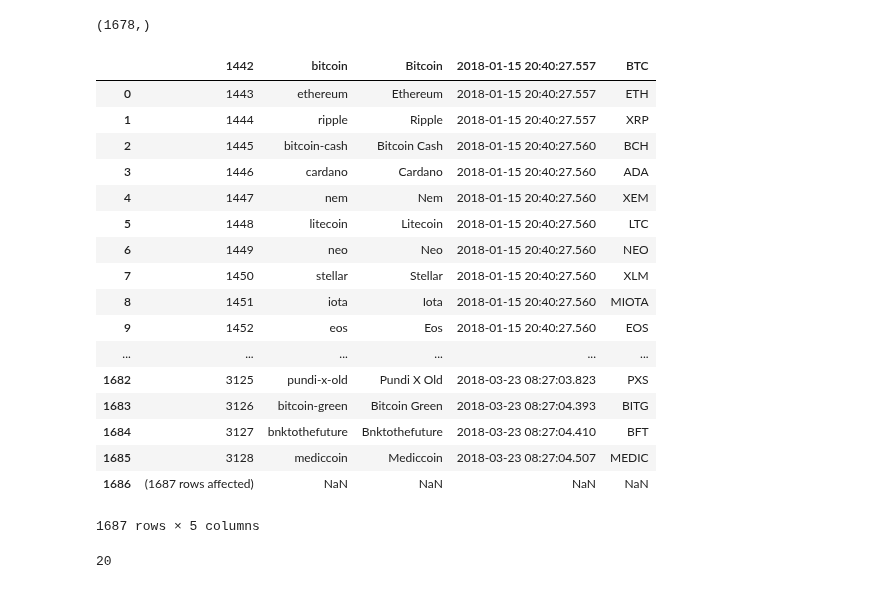
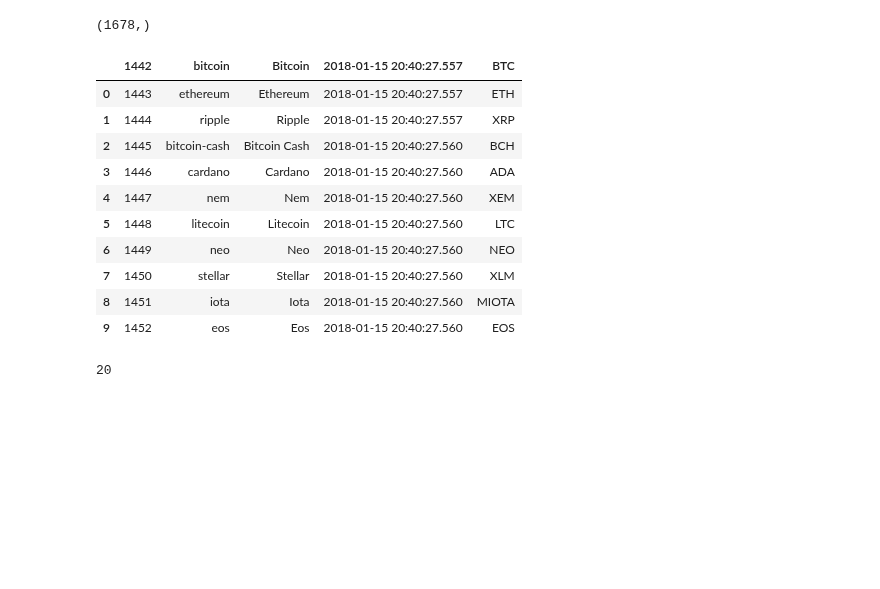
Before and after one commit to VladimirAnaniev/Academia-Datathon, a Jupyter notebook: vvananiev/data-exploration.ipynb, the cells around one changed output. Cells and saved outputs as stored; diff of their text form; code cells hidden in the pictures; blank space fills up the shorter version.

```diff
--- a/vvananiev/data-exploration.ipynb
+++ b/vvananiev/data-exploration.ipynb
@@ -39,26 +32,19 @@ data['refID_coin'].unique().shape
 data = data.drop('Unnamed: 0', axis=1)
 # %%
 currencies = pd.read_csv('./data/CSVData_coin.csv')
-currencies
+currencies[:10]
 # %% [output]
 |  | 1442 | bitcoin | Bitcoin | 2018-01-15 20:40:27.557 | BTC |
 | 0 | 1443 | ethereum | Ethereum | 2018-01-15 20:40:27.557 | ETH |
 | 1 | 1444 | ripple | Ripple | 2018-01-15 20:40:27.557 | XRP |
 | 2 | 1445 | bitcoin-cash | Bitcoin Cash | 2018-01-15 20:40:27.560 | BCH |
 | 3 | 1446 | cardano | Cardano | 2018-01-15 20:40:27.560 | ADA |
 | 4 | 1447 | nem | Nem | 2018-01-15 20:40:27.560 | XEM |
 | 5 | 1448 | litecoin | Litecoin | 2018-01-15 20:40:27.560 | LTC |
 | 6 | 1449 | neo | Neo | 2018-01-15 20:40:27.560 | NEO |
 | 7 | 1450 | stellar | Stellar | 2018-01-15 20:40:27.560 | XLM |
 | 8 | 1451 | iota | Iota | 2018-01-15 20:40:27.560 | MIOTA |
 | 9 | 1452 | eos | Eos | 2018-01-15 20:40:27.560 | EOS |
-| ... | ... | ... | ... | ... | ... |
-| 1682 | 3125 | pundi-x-old | Pundi X Old | 2018-03-23 08:27:03.823 | PXS |
-| 1683 | 3126 | bitcoin-green | Bitcoin Green | 2018-03-23 08:27:04.393 | BITG |
-| 1684 | 3127 | bnktothefuture | Bnktothefuture | 2018-03-23 08:27:04.410 | BFT |
-| 1685 | 3128 | mediccoin | Mediccoin | 2018-03-23 08:27:04.507 | MEDIC |
-| 1686 | (1687 rows affected) | NaN | NaN | NaN | NaN |
-1687 rows × 5 columns
 # %%
 stage_1_coins = [1442, 1445, 1456, 1446, 1453, 1447, 1452, 1443, 1457, 1451, 1460, 1448, 1454, 1447, 1449, 1444, 1450, 1474, 1455, 1465]
 len(stage_1_coins)
```
Also changed, not shown: parts of 2 cells of this notebook.
